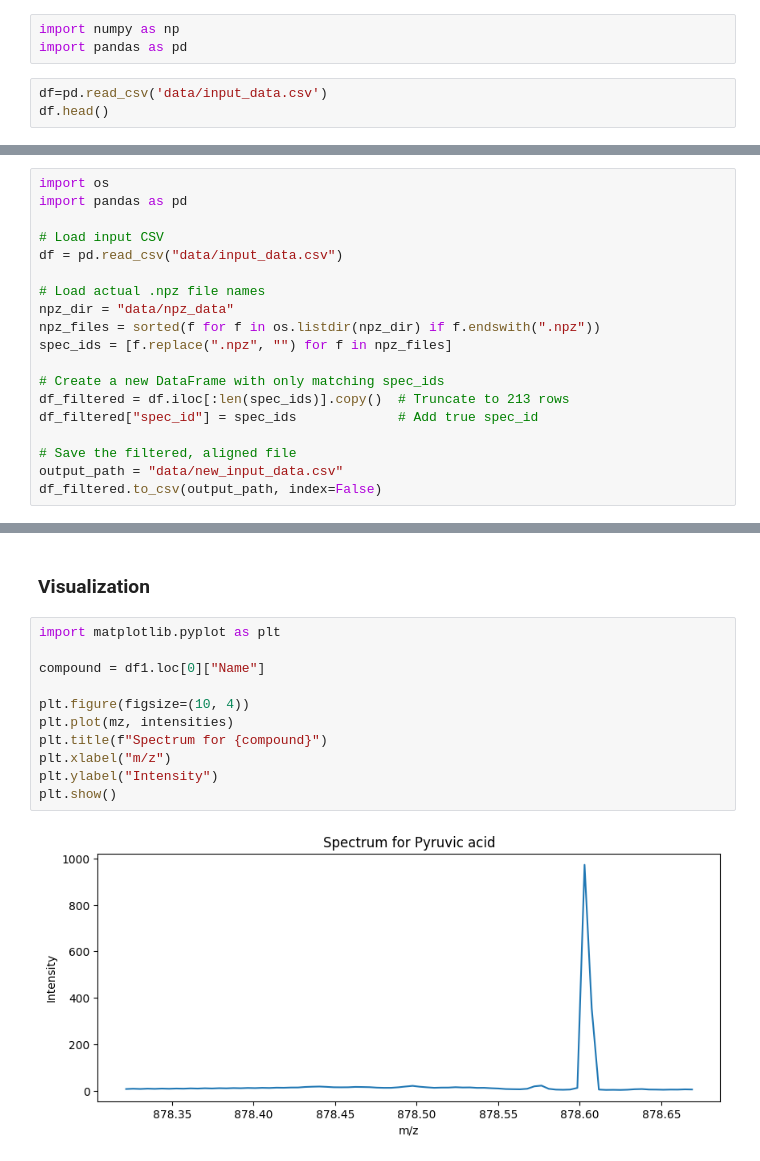
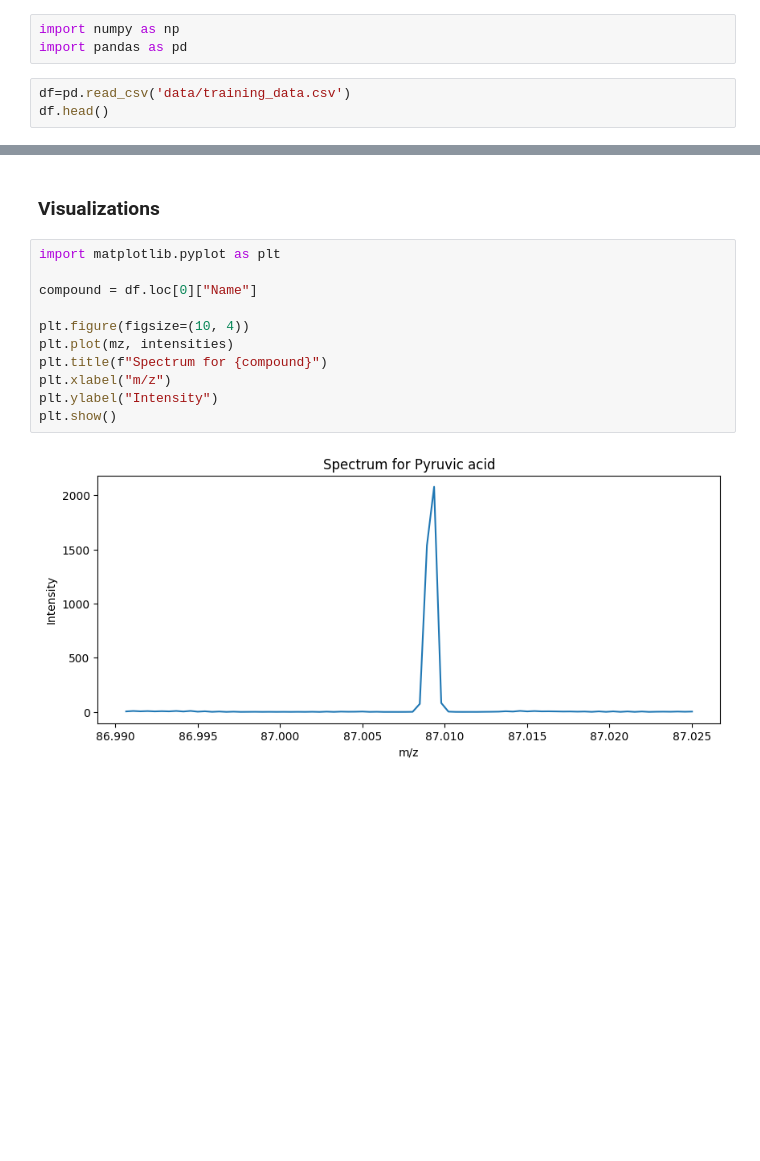
Before and after one commit to Nikhitha-N/protein_spectrometry_data, a Jupyter notebook: training.ipynb, the cells around one changed output, grey strips where cells are left out. Drawn from its saved outputs; the diff is of its cells as text; blank space fills up the shorter version.

Commit message:
loading and handling new data

```diff
--- a/training.ipynb
+++ b/training.ipynb
@@ -2,6 +2,6 @@
 import numpy as np
 import pandas as pd
 # %%
-df=pd.read_csv('data/input_data.csv')
+df=pd.read_csv('data/training_data.csv')
 df.head()
 # %% [output]
@@ -16,19 +13,0 @@ npz_data='data/npz_data'
-# %%
-import os
-import pandas as pd
-
-# Load input CSV
-df = pd.read_csv("data/input_data.csv")
-
-# Load actual .npz file names
-npz_dir = "data/npz_data"
-npz_files = sorted(f for f in os.listdir(npz_dir) if f.endswith(".npz"))
-spec_ids = [f.replace(".npz", "") for f in npz_files]
-
-# Create a new DataFrame with only matching spec_ids
-df_filtered = df.iloc[:len(spec_ids)].copy()  # Truncate to 213 rows
-df_filtered["spec_id"] = spec_ids             # Add true spec_id
-
-# Save the filtered, aligned file
-output_path = "data/new_input_data.csv"
-df_filtered.to_csv(output_path, index=False)
@@ -135,17 +80,17 @@ Sample intensities: [7.225293  8.438445  7.3685613 8.761982  7.85636   9.078255
 # %% [markdown]
-### Visualization
+### Visualizations
 # %%
 import matplotlib.pyplot as plt
 
-compound = df1.loc[0]["Name"]
+compound = df.loc[0]["Name"]
 
 plt.figure(figsize=(10, 4))
 plt.plot(mz, intensities)
 plt.title(f"Spectrum for {compound}")
 plt.xlabel("m/z")
 plt.ylabel("Intensity")
 plt.show()
 # %% [output]
-[figure, old version]
+[figure, new version]
 # %%
 plt.figure(figsize=(8, 3))
```
Also changed, not shown: parts of 16 cells of this notebook.
